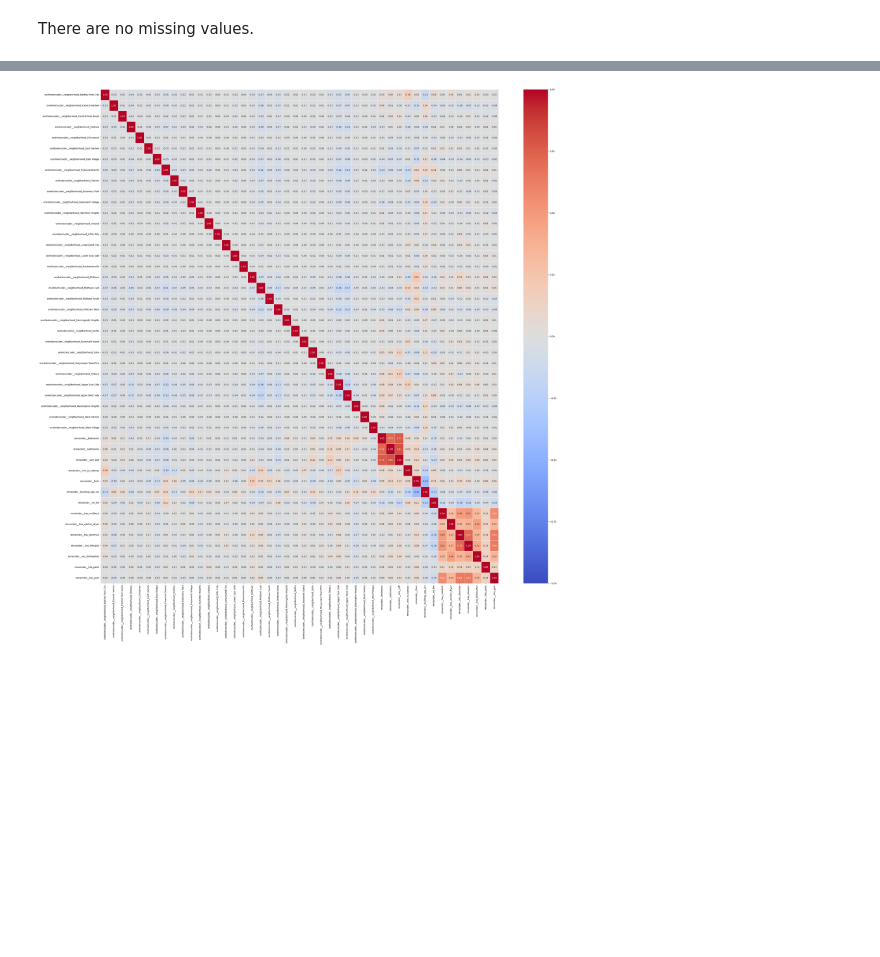
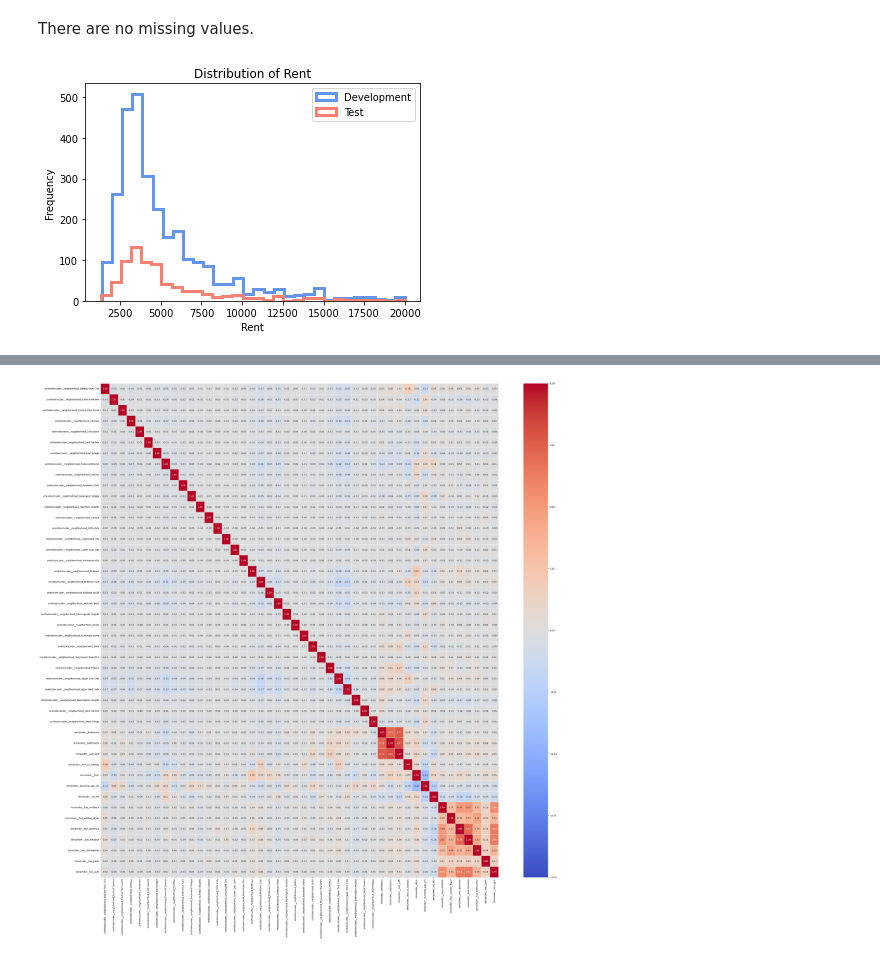
Before and after one commit to WilsonLiu2002/NYC-Rent-Prediction, a Jupyter notebook: Notebooks/Rent_Predict_updated.ipynb, the cells around one changed output, grey strips where cells are left out. Saved outputs shown, nothing was run; the diff lists cells and outputs as text; code cells hidden in the pictures; blank space fills up the shorter version.

```diff
--- a/Notebooks/Rent_Predict_updated.ipynb
+++ b/Notebooks/Rent_Predict_updated.ipynb
@@ -113,3 +106,16 @@ y = df_manhattan['rent']
 # Non-stratified split, 80 percent development, 20 percent test
 
 X_dev, X_test, y_dev, y_test = train_test_split(X, y, test_size=0.2, random_state=42) # 80-20 split
+# %%
+# plot distribition of target variable in development set and test set with no log scaling
+
+y_dev.hist(bins=30, color='cornflowerblue', histtype='step', lw=3, label='Development')
+y_test.hist(bins=30, color='salmon', histtype='step', lw=3, label='Test')
+plt.xlabel('Rent')
+plt.ylabel('Frequency')
+plt.title('Distribution of Rent')
+plt.grid(False)
+plt.legend()
+plt.show()
+# %% [output]
+[figure, added]
```
Also changed, not shown: parts of 5 cells of this notebook.
